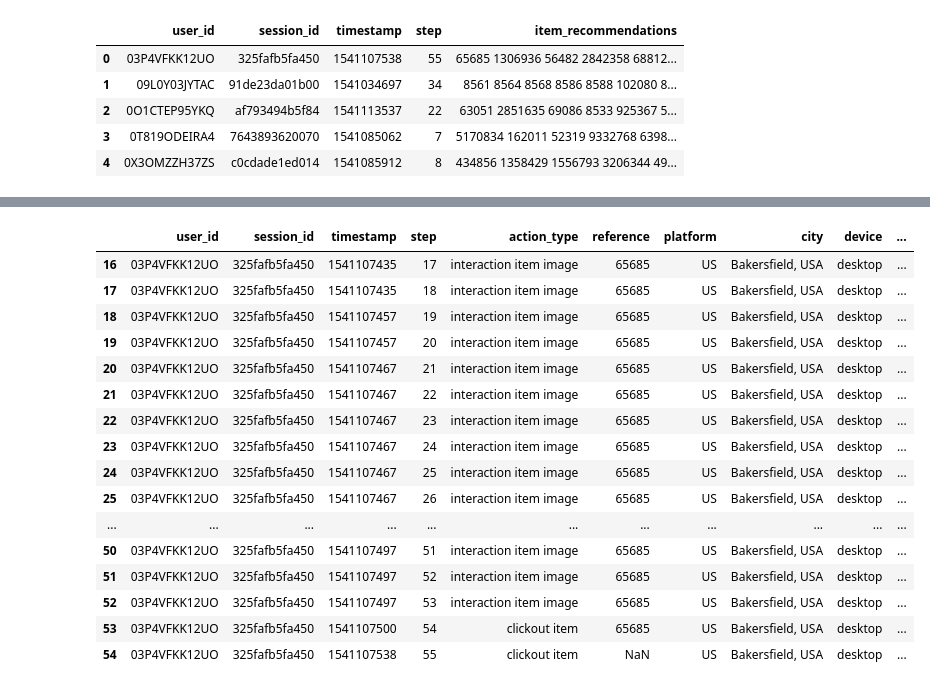
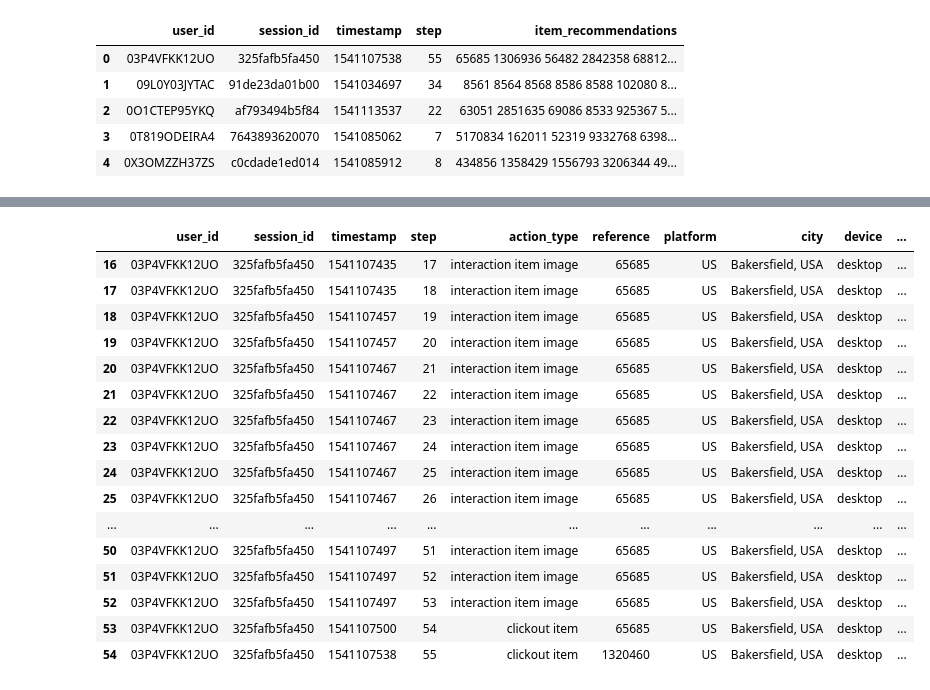
Before and after one commit to D2KLab/touringrec, a Jupyter notebook: SetupScript/Test_analysis.ipynb, the cells around one changed output, grey strips where cells are left out. Cells and saved outputs as stored; diff of their text form; code cells hidden in the pictures.

```diff
--- a/SetupScript/Test_analysis.ipynb
+++ b/SetupScript/Test_analysis.ipynb
@@ -223,3 +256,8 @@ df_out.head()
 | 2 | 0O1CTEP95YKQ | af793494b5f84 | 1541113537 | 22 | 63051 2851635 69086 8533 925367 5... |
 | 3 | 0T819ODEIRA4 | 7643893620070 | 1541085062 | 7 | 5170834 162011 52319 9332768 6398... |
 | 4 | 0X3OMZZH37ZS | c0cdade1ed014 | 1541085912 | 8 | 434856 1358429 1556793 3206344 49... |
+# %%
+df_gt = pd.read_csv('gt.csv')
+mask = (df_gt["action_type"] == "clickout item") | (df_gt["action_type"] == "interaction item rating") | (df_gt["action_type"] == "interaction item image") | (df_gt["action_type"] == "interaction item deals")
+df_gt = df_gt[mask]
+df_gt.head()
@@ -226,20 +271,20 @@ df_out.head()
 # %%
-df_test[df_test['user_id'] == '03P4VFKK12UO']
+df_gt[df_gt['user_id'] == '03P4VFKK12UO']
 # %% [output]
 |  | user_id | session_id | timestamp | step | action_type | reference | platform | city | device | ... |
 | 16 | 03P4VFKK12UO | 325fafb5fa450 | 1541107435 | 17 | interaction item image | 65685 | US | Bakersfield, USA | desktop | ... |
 | 17 | 03P4VFKK12UO | 325fafb5fa450 | 1541107435 | 18 | interaction item image | 65685 | US | Bakersfield, USA | desktop | ... |
 | 18 | 03P4VFKK12UO | 325fafb5fa450 | 1541107457 | 19 | interaction item image | 65685 | US | Bakersfield, USA | desktop | ... |
 | 19 | 03P4VFKK12UO | 325fafb5fa450 | 1541107457 | 20 | interaction item image | 65685 | US | Bakersfield, USA | desktop | ... |
 | 20 | 03P4VFKK12UO | 325fafb5fa450 | 1541107467 | 21 | interaction item image | 65685 | US | Bakersfield, USA | desktop | ... |
 | 21 | 03P4VFKK12UO | 325fafb5fa450 | 1541107467 | 22 | interaction item image | 65685 | US | Bakersfield, USA | desktop | ... |
 | 22 | 03P4VFKK12UO | 325fafb5fa450 | 1541107467 | 23 | interaction item image | 65685 | US | Bakersfield, USA | desktop | ... |
 | 23 | 03P4VFKK12UO | 325fafb5fa450 | 1541107467 | 24 | interaction item image | 65685 | US | Bakersfield, USA | desktop | ... |
 | 24 | 03P4VFKK12UO | 325fafb5fa450 | 1541107467 | 25 | interaction item image | 65685 | US | Bakersfield, USA | desktop | ... |
 | 25 | 03P4VFKK12UO | 325fafb5fa450 | 1541107467 | 26 | interaction item image | 65685 | US | Bakersfield, USA | desktop | ... |
 | ... | ... | ... | ... | ... | ... | ... | ... | ... | ... | ... |
 | 50 | 03P4VFKK12UO | 325fafb5fa450 | 1541107497 | 51 | interaction item image | 65685 | US | Bakersfield, USA | desktop | ... |
 | 51 | 03P4VFKK12UO | 325fafb5fa450 | 1541107497 | 52 | interaction item image | 65685 | US | Bakersfield, USA | desktop | ... |
 | 52 | 03P4VFKK12UO | 325fafb5fa450 | 1541107497 | 53 | interaction item image | 65685 | US | Bakersfield, USA | desktop | ... |
 | 53 | 03P4VFKK12UO | 325fafb5fa450 | 1541107500 | 54 | clickout item | 65685 | US | Bakersfield, USA | desktop | ... |
-| 54 | 03P4VFKK12UO | 325fafb5fa450 | 1541107538 | 55 | clickout item | NaN | US | Bakersfield, USA | desktop | ... |
+| 54 | 03P4VFKK12UO | 325fafb5fa450 | 1541107538 | 55 | clickout item | 1320460 | US | Bakersfield, USA | desktop | ... |
```
Also changed, not shown: parts of 7 cells of this notebook, 2 other files.
